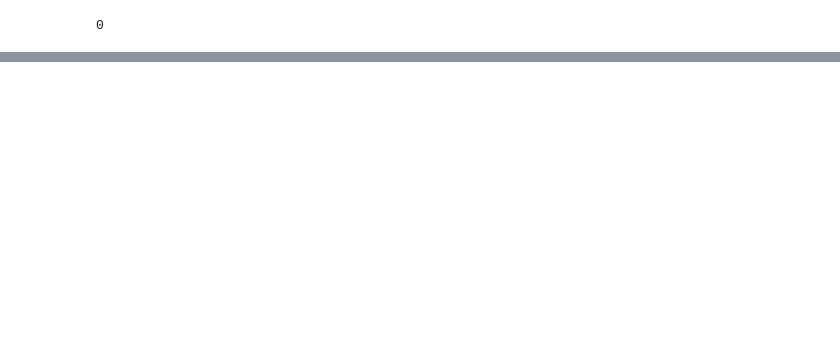
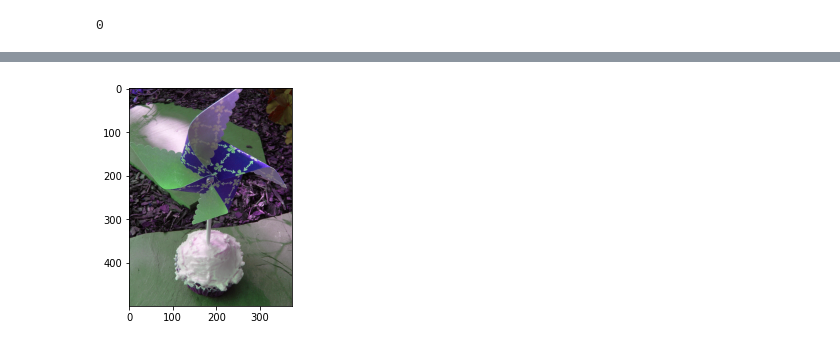
Before and after one commit to kartheekmedathati/FeatureLearningRotNet, a Jupyter notebook: try_pytorch.ipynb, the cells around one changed output, grey strips where cells are left out. Drawn from its saved outputs; the diff is of its cells as text; code cells hidden in the pictures; blank space fills up the shorter version.

```diff
--- a/try_pytorch.ipynb
+++ b/try_pytorch.ipynb
@@ -133,0 +134,7 @@ tensor([[[0.7163, 1.0000, 0.4535],
+# %%
+n = 5
+s = 0
+d = 1.0/n
+for i in range(n):
+    s = s+d
+    print(i,d, s)
@@ -133,0 +229,84 @@ tensor([[[0.7163, 1.0000, 0.4535],
+# %%
+#import Image
+import numpy as np
+from PIL import Image
+
+# Source: https://stackoverflow.com/questions/7274221/changing-image-hue-with-python-pil
+def rgb_to_hsv(rgb):
+    # Translated from source of colorsys.rgb_to_hsv
+    # r,g,b should be a numpy arrays with values between 0 and 255
+    # rgb_to_hsv returns an array of floats between 0.0 and 1.0.
+    rgb = rgb.astype('float')
+    hsv = np.zeros_like(rgb)
+    # in case an RGBA array was passed, just copy the A channel
+    hsv[..., 3:] = rgb[..., 3:]
+    r, g, b = rgb[..., 0], rgb[..., 1], rgb[..., 2]
+    maxc = np.max(rgb[..., :3], axis=-1)
+    minc = np.min(rgb[..., :3], axis=-1)
+    hsv[..., 2] = maxc
+    mask = maxc != minc
+    hsv[mask, 1] = (maxc - minc)[mask] / maxc[mask]
+    rc = np.zeros_like(r)
+    gc = np.zeros_like(g)
+    bc = np.zeros_like(b)
+    rc[mask] = (maxc - r)[mask] / (maxc - minc)[mask]
+    gc[mask] = (maxc - g)[mask] / (maxc - minc)[mask]
+    bc[mask] = (maxc - b)[mask] / (maxc - minc)[mask]
+    hsv[..., 0] = np.select(
+        [r == maxc, g == maxc], [bc - gc, 2.0 + rc - bc], default=4.0 + gc - rc)
+    hsv[..., 0] = (hsv[..., 0] / 6.0) % 1.0
+    return hsv
+
+def hsv_to_rgb(hsv):
+    # Translated from source of colorsys.hsv_to_rgb
+    # h,s should be a numpy arrays with values between 0.0 and 1.0
+    # v should be a numpy array with values between 0.0 and 255.0
+    # hsv_to_rgb returns an array of uints between 0 and 255.
+    rgb = np.empty_like(hsv)
+    rgb[..., 3:] = hsv[..., 3:]
+    h, s, v = hsv[..., 0], hsv[..., 1], hsv[..., 2]
+    i = (h * 6.0).astype('uint8')
+    f = (h * 6.0) - i
+    p = v * (1.0 - s)
+    q = v * (1.0 - s * f)
+    t = v * (1.0 - s * (1.0 - f))
+    i = i % 6
+    conditions = [s == 0.0, i == 1, i == 2, i == 3, i == 4, i == 5]
+    rgb[..., 0] = np.select(conditions, [v, q, p, p, t, v], default=v)
+    rgb[..., 1] = np.select(conditions, [v, v, v, q, p, p], default=t)
+    rgb[..., 2] = np.select(conditions, [v, p, t, v, v, q], default=p)
+    return rgb.astype('uint8')
+
+
+def shift_hue(arr,hshift):
+    hsv=rgb_to_hsv(arr)
+    #hsv[...,0]=hshift #To set the hue
+    hsv[...,0]= (hsv[...,0] + hshift)%1.0
+    rgb=hsv_to_rgb(hsv)
+    return rgb
+
+#img = Image.open('tweeter.png').convert('RGBA')
+#arr = np.array(img)
+
+image_path = '/home/medathati/Work/SpectralSelfSupervision/Data/ILSVRC/Data/CLS-LOC/train/n03944341/n03944341_7355.JPEG'
+img = Image.open(image_path).convert('RGB')
+arr = np.array(img)
+
+if __name__=='__main__':
+    green_hue = (180-78)/360.0
+    red_hue = (180-180)/360.0
+
+    new_img = Image.fromarray(shift_hue(arr,270/360.0), 'RGB')
+    new_img.save('tweeter_red.png')
+    plt.figure()
+    plt.imshow(new_img)
+    plt.show()
+
+
+    new_img = Image.fromarray(shift_hue(arr,0/360), 'RGB')
+    new_img.save('tweeter_green.png')
+    plt.figure()
+    plt.imshow(new_img)
+    plt.show()
+# %% [output]
+[figure, added]
```
Also changed, not shown: parts of 10 cells of this notebook, 29 other files.
